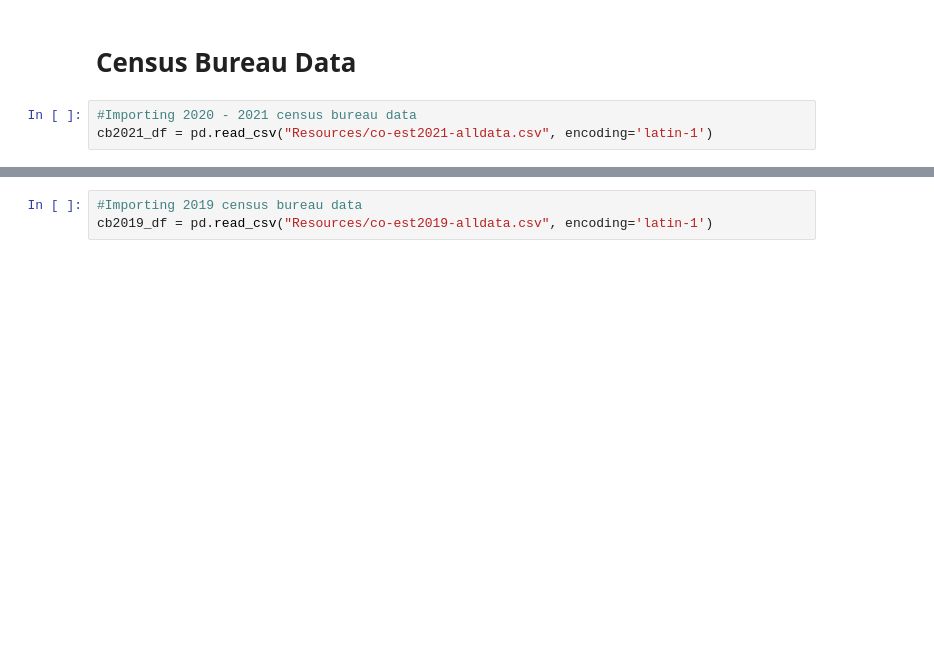
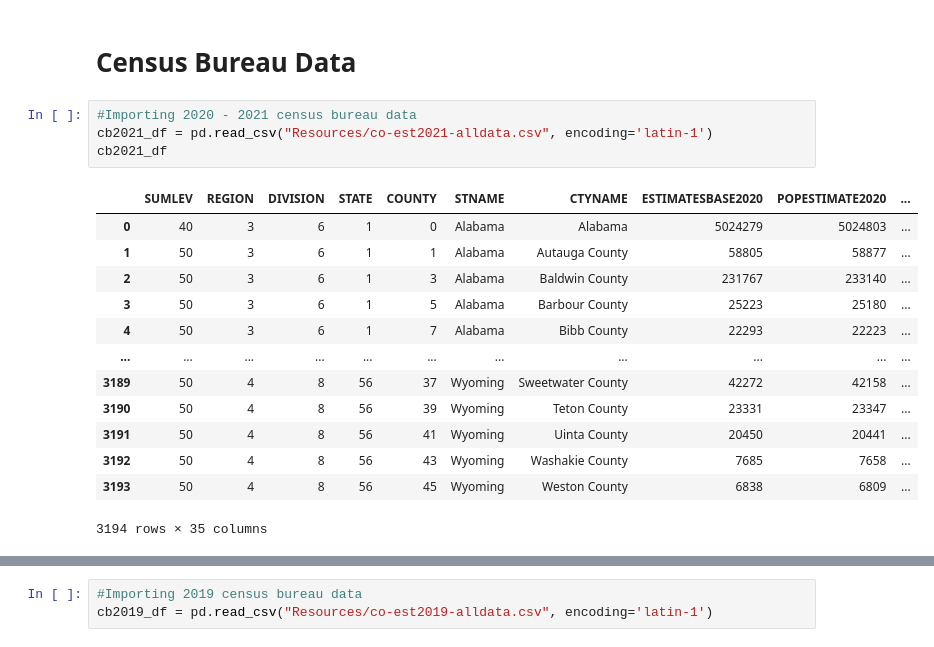
Before and after one commit to mbruns13/redfin_housing_data, a Jupyter notebook: Code/housing_data.ipynb, the cells around one changed output, grey strips where cells are left out. Drawn from its saved outputs; the diff is of its cells as text; blank space fills up the shorter version.

```diff
--- a/Code/housing_data.ipynb
+++ b/Code/housing_data.ipynb
@@ -296,4 +311,19 @@ grouped_df.head(50)
 # %%
 #Importing 2020 - 2021 census bureau data
 cb2021_df = pd.read_csv("Resources/co-est2021-alldata.csv", encoding='latin-1')
+cb2021_df
+# %% [output]
+|  | SUMLEV | REGION | DIVISION | STATE | COUNTY | STNAME | CTYNAME | ESTIMATESBASE2020 | POPESTIMATE2020 | ... |
+| 0 | 40 | 3 | 6 | 1 | 0 | Alabama | Alabama | 5024279 | 5024803 | ... |
+| 1 | 50 | 3 | 6 | 1 | 1 | Alabama | Autauga County | 58805 | 58877 | ... |
+| 2 | 50 | 3 | 6 | 1 | 3 | Alabama | Baldwin County | 231767 | 233140 | ... |
+| 3 | 50 | 3 | 6 | 1 | 5 | Alabama | Barbour County | 25223 | 25180 | ... |
+| 4 | 50 | 3 | 6 | 1 | 7 | Alabama | Bibb County | 22293 | 22223 | ... |
+| ... | ... | ... | ... | ... | ... | ... | ... | ... | ... | ... |
+| 3189 | 50 | 4 | 8 | 56 | 37 | Wyoming | Sweetwater County | 42272 | 42158 | ... |
+| 3190 | 50 | 4 | 8 | 56 | 39 | Wyoming | Teton County | 23331 | 23347 | ... |
+| 3191 | 50 | 4 | 8 | 56 | 41 | Wyoming | Uinta County | 20450 | 20441 | ... |
+| 3192 | 50 | 4 | 8 | 56 | 43 | Wyoming | Washakie County | 7685 | 7658 | ... |
+| 3193 | 50 | 4 | 8 | 56 | 45 | Wyoming | Weston County | 6838 | 6809 | ... |
+3194 rows × 35 columns
 # %%
```
Also changed, not shown: parts of 7 cells of this notebook.
